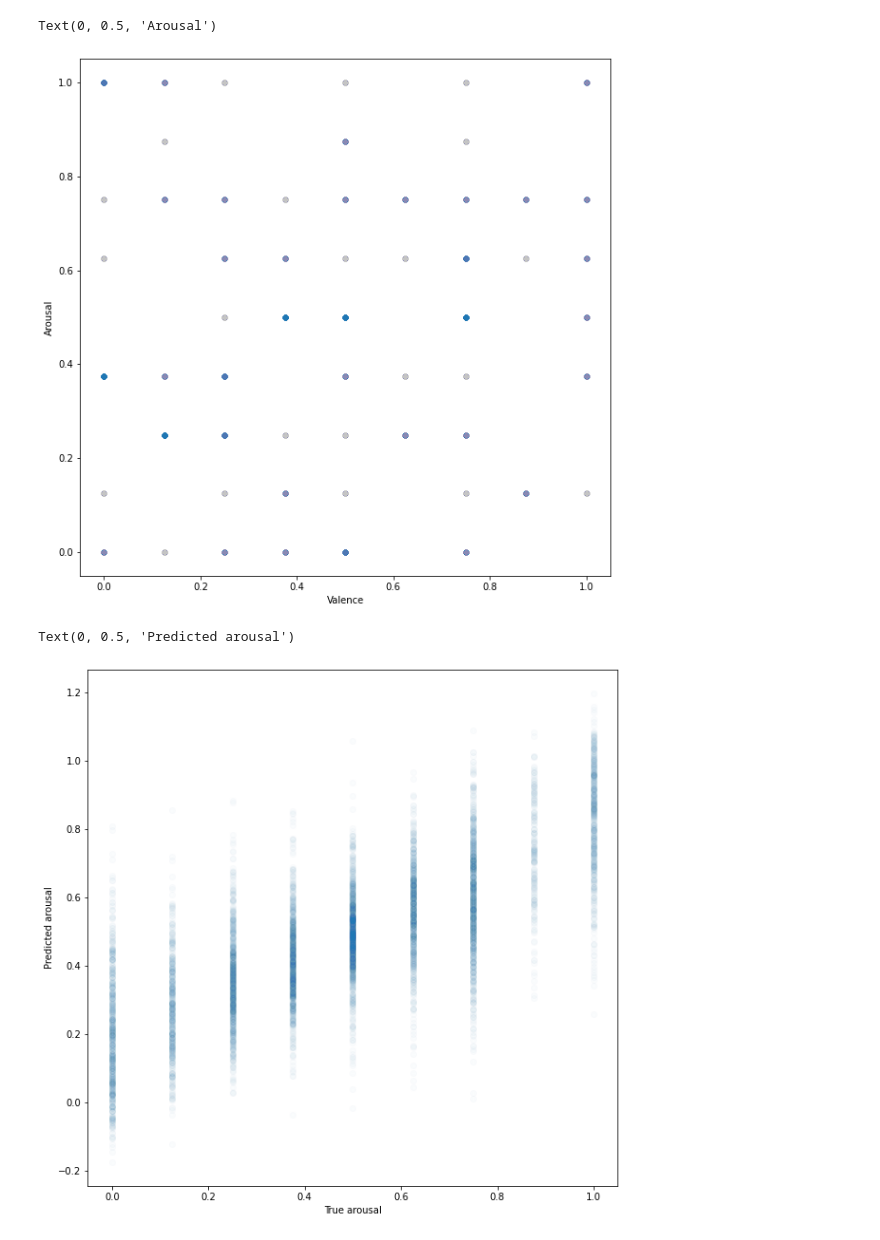
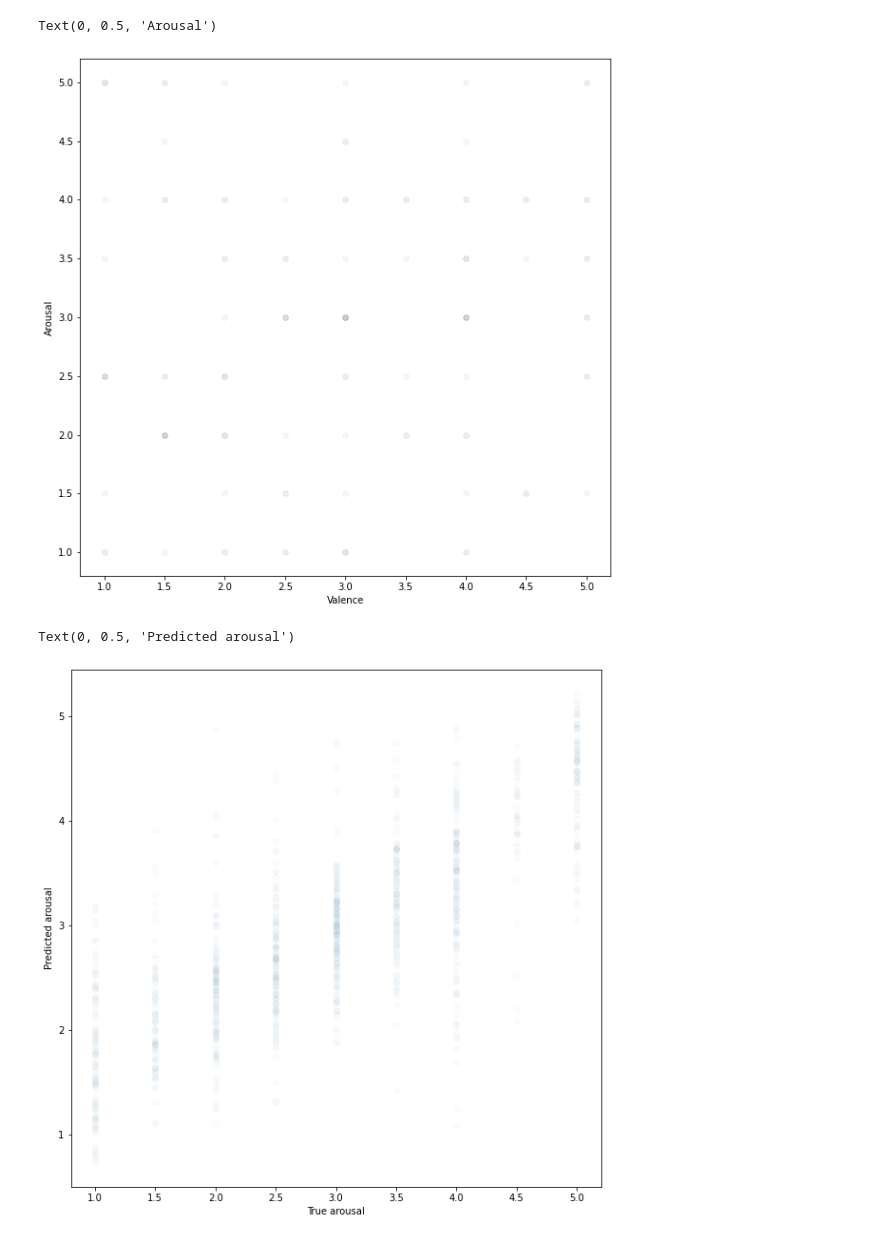
Before and after one commit to matthewcso/NRGYorkU-Brain-Computer-Music-Interface, a Jupyter notebook: regression.ipynb, the cells around one changed output. Cells and saved outputs as stored; diff of their text form; code cells hidden in the pictures.

```diff
--- a/regression.ipynb
+++ b/regression.ipynb
@@ -27,12 +16,30 @@ arousal_labels = scaled_labels[:, 1]
 # Things associated with the GAMEEMO dataset
 electrodes = 'AF3 AF4 F3 F4 F7 F8 FC5 FC6 O1 O2 P7 P8 T7 T8'.split(' ')
 sample_rate = 128
+# %%
+# In summary, the resulting features are an array containing raw EEG data split into 5-second intervals.
+# (dimensionality of n subjects*n trials*slice_amt x n_electrodes x 128*5), which I'll call batch size.
+# and the labels are an array containing valence and arousal for each 5-second interval.
+# (dimensionality of n subjects*n trials*slice_amt x 2)
+eeg_splitted_features = np.load('gameemo_features.npy')
+eeg_splitted_labels = np.load('gameemo_labels.npy')
+print(eeg_splitted_features.shape)
+# %%
+#eeg_splitted_features, eeg_splitted_labels = split_features_and_labels(eeg_splitted_features, eeg_splitted_labels, sample_rate, 30)
+
+drop_locs = np.any(eeg_splitted_labels <0, axis=-1)
+eeg_splitted_features = eeg_splitted_features[np.logical_not(drop_locs)]
+eeg_splitted_labels = eeg_splitted_labels[np.logical_not(drop_locs)]
+# %%
+# Labels are originally scaled between 1 and 5. We transform them between 0 and 1.
+scaled_labels = eeg_splitted_labels
+#scaled_labels = MinMaxScaler().fit_transform(eeg_splitted_labels)
+valence_labels = scaled_labels[:, 0]
+arousal_labels = scaled_labels[:, 1]
 # %%
 
 # Extract power bands; we first flatten the first two dimensions to obtain a 2D array of voltage timeseries, we calculate band power for each electrode separately, then get the electrode dimension back. This gives us a dimensionality of (batch size x n electrodes x n bands)
 reshaped_features = np.reshape(eeg_splitted_features, [eeg_splitted_features.shape[0]*eeg_splitted_features.shape[1], eeg_splitted_features.shape[2]])
-extracted_powers = np.asarray([bin_power(X=feature, Band=[0.5, 3, 7, 10, 30], Fs=sample_rate) for feature in reshaped_features])[:, 0, :]
+extracted_powers = np.asarray([bin_power(X=feature, Band=[0.5, 4, 7, 12, 30, 50],  Fs=sample_rate) for feature in reshaped_features])[:, 0, :]
 extracted_powers = np.reshape(extracted_powers, [eeg_splitted_features.shape[0], eeg_splitted_features.shape[1], extracted_powers.shape[1]])
 print(extracted_powers.shape)
-# Then we flatten the last two dimensions, leaving some number of bands per electrode as the final feature for each data point.
-final_features = np.reshape(extracted_powers, [extracted_powers.shape[0], extracted_powers.shape[1]*extracted_powers.shape[2]])
@@ -135,16 +146,16 @@ plt.xlabel('Valence')
 plt.ylabel('Arousal')
 # %% [output]
 Text(0, 0.5, 'Arousal')
-[figure, old version]
+[figure, new version]
 # %%
 plt.figure(figsize=(10, 10))
 
-plt.scatter(arousal_labels, reg.predict(np.expand_dims(all_predictions_arousal,axis=-1)), alpha=0.02)
+plt.scatter(arousal_labels, np.expand_dims(all_predictions_arousal,axis=-1), alpha=0.02)
 plt.xlabel('True arousal')
 plt.ylabel('Predicted arousal')
 # %% [output]
 Text(0, 0.5, 'Predicted arousal')
-[figure, old version]
+[figure, new version]
 # %%
 plt.figure(figsize=(10, 10))
 plt.scatter(valence_labels, all_predictions_valence, alpha=0.02)
```
Also changed, not shown: parts of 9 cells of this notebook, 5 other files.
